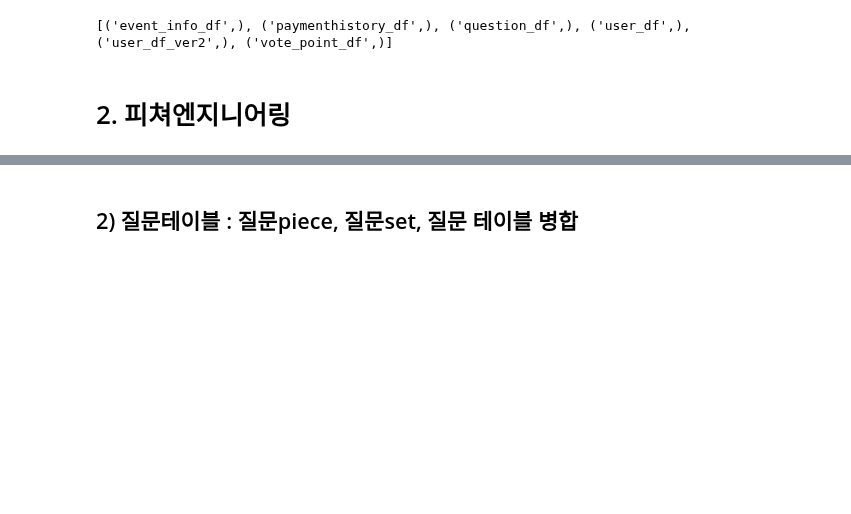
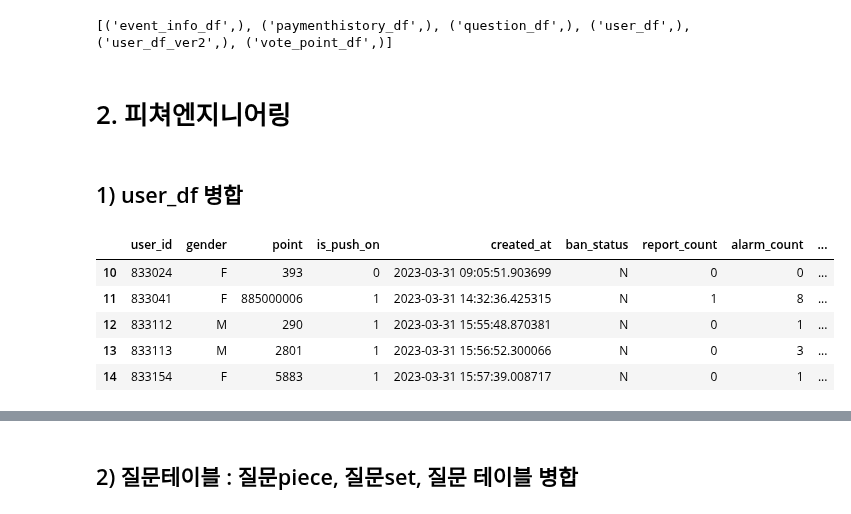
Before and after one commit to goheejieuri/final_project_team3, a Jupyter notebook: sohee.ipynb, the cells around one changed output, grey strips where cells are left out. Cells and saved outputs as stored; diff of their text form; code cells hidden in the pictures; blank space fills up the shorter version.

Commit message:
user_df 통합 코드 추가

```diff
--- a/sohee.ipynb
+++ b/sohee.ipynb
@@ -82,3 +85,9 @@ mem_con.execute("FROM duckdb_secrets()").df()
 ## 2. 파일 불러오기
 # %% [markdown]
 ### 1) 기존데이블
+# %%
+_query = """
+FROM read_parquet('gs://sprintda07-gohee-bucket/final_project/최종프로젝트_데이터(parquet)/votes/accounts_user.parquet')
+"""
+
+user_df = mem_con.execute(_query).df()
@@ -85,3 +100,15 @@ mem_con.execute("FROM duckdb_secrets()").df()
+# %%
+_query = """
+FROM read_parquet('gs://sprintda07-gohee-bucket/final_project/최종프로젝트_데이터(parquet)/votes/accounts_group.parquet')
+"""
+
+group_df = mem_con.execute(_query).df()
+# %%
+_query = """
+FROM read_parquet('gs://sprintda07-gohee-bucket/final_project/최종프로젝트_데이터(parquet)/votes/accounts_school.parquet')
+"""
+
+school_df = mem_con.execute(_query).df()
 # %%
 _query = """
 FROM read_parquet('gs://sprintda07-gohee-bucket/final_project/최종프로젝트_데이터(parquet)/votes/accounts_timelinereport.parquet')
@@ -205,3 +232,5 @@ print(tables)
 [('event_info_df',), ('paymenthistory_df',), ('question_df',), ('user_df',), ('user_df_ver2',), ('vote_point_df',)]
 # %% [markdown]
 # 2. 피쳐엔지니어링
+# %% [markdown]
+## 1) user_df 병합
@@ -207,0 +287,9 @@ print(tables)
+# %%
+merged_df_3.head()
+# %% [output]
+|  | user_id | gender | point | is_push_on | created_at | ban_status | report_count | alarm_count | ... |
+| 10 | 833024 | F | 393 | 0 | 2023-03-31 09:05:51.903699 | N | 0 | 0 | ... |
+| 11 | 833041 | F | 885000006 | 1 | 2023-03-31 14:32:36.425315 | N | 1 | 8 | ... |
+| 12 | 833112 | M | 290 | 1 | 2023-03-31 15:55:48.870381 | N | 0 | 1 | ... |
+| 13 | 833113 | M | 2801 | 1 | 2023-03-31 15:56:52.300066 | N | 0 | 3 | ... |
+| 14 | 833154 | F | 5883 | 1 | 2023-03-31 15:57:39.008717 | N | 0 | 1 | ... |
```
Also changed, not shown: parts of 6 cells of this notebook.
